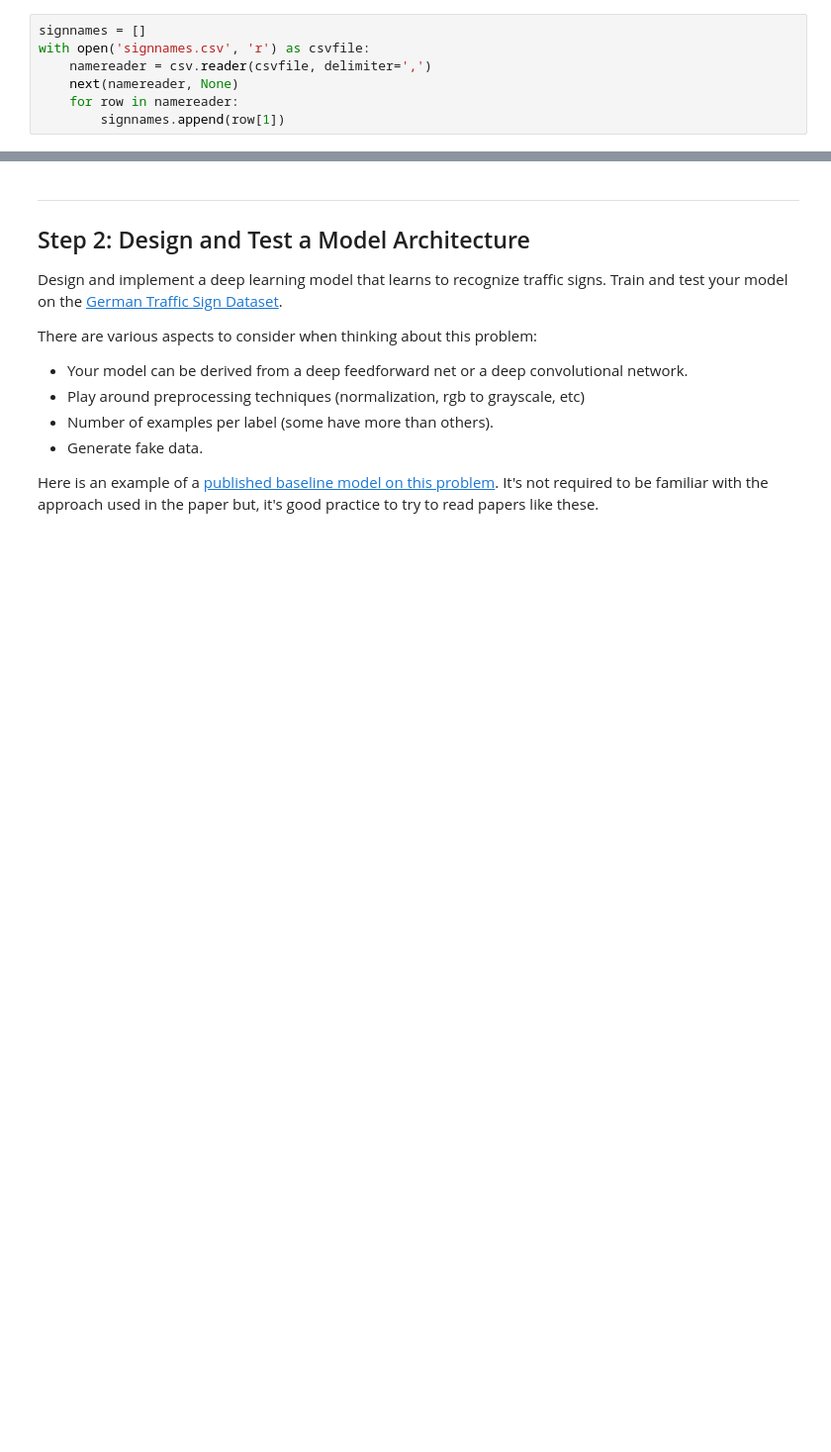
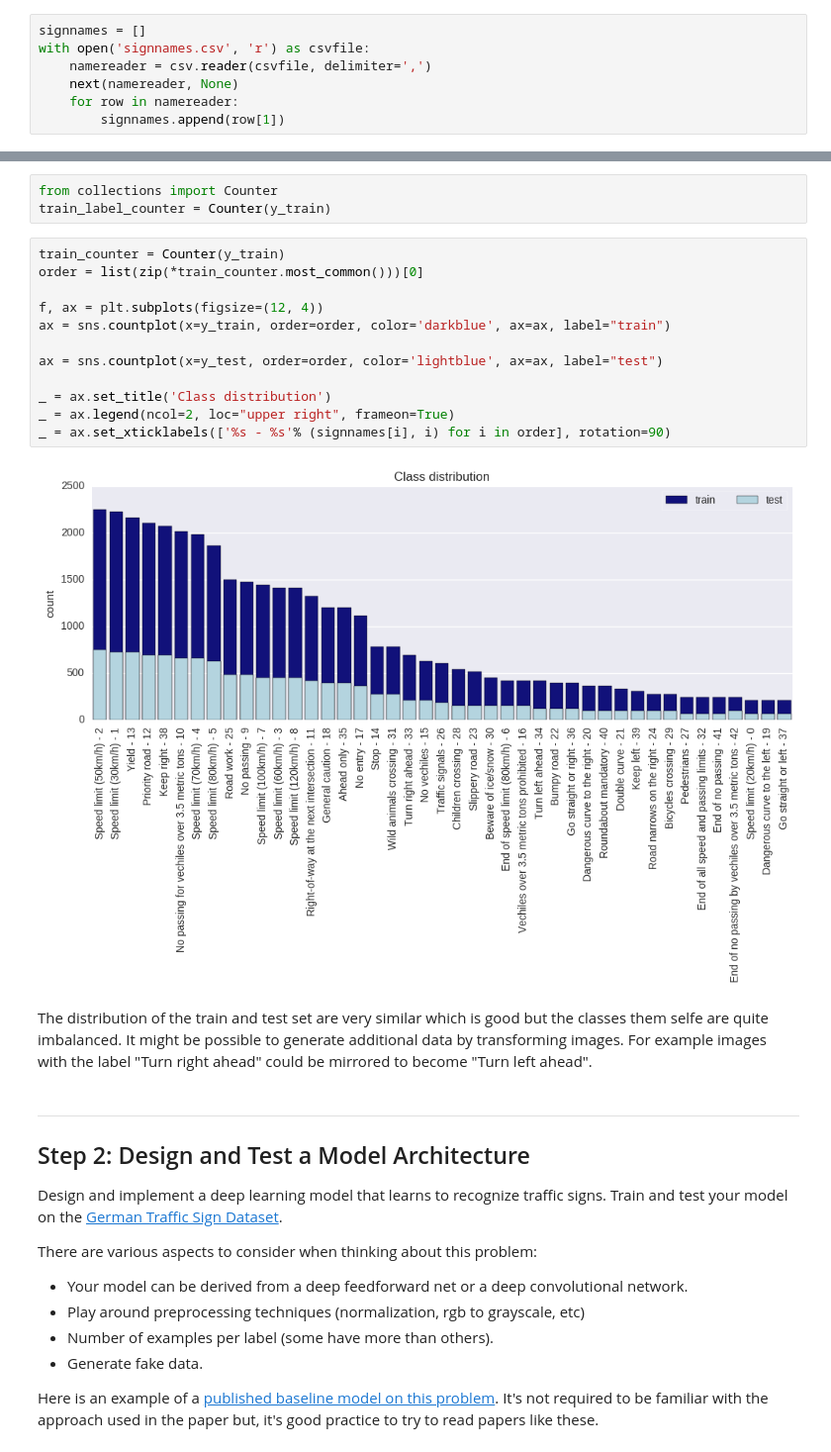
Before and after one commit to pkern90/traffic-signs, a Jupyter notebook: Traffic_Signs_Recognition.ipynb, the cells around one changed output, grey strips where cells are left out. Shown at 99% size. Drawn from its saved outputs; the diff is of its cells as text; blank space fills up the shorter version.

```diff
--- a/Traffic_Signs_Recognition.ipynb
+++ b/Traffic_Signs_Recognition.ipynb
@@ -104,3 +107,22 @@ plot_images(X_test, y_test, rows=2)
+# %%
+from collections import Counter
+train_label_counter = Counter(y_train)
+# %%
+train_counter = Counter(y_train)
+order = list(zip(*train_counter.most_common()))[0]
+
+f, ax = plt.subplots(figsize=(12, 4))
+ax = sns.countplot(x=y_train, order=order, color='darkblue', ax=ax, label="train")
+
+ax = sns.countplot(x=y_test, order=order, color='lightblue', ax=ax, label="test")
+
+_ = ax.set_title('Class distribution')
+_ = ax.legend(ncol=2, loc="upper right", frameon=True)
+_ = ax.set_xticklabels(['%s - %s'% (signnames[i], i) for i in order], rotation=90)
+# %% [output]
+[figure, added]
+# %% [markdown]
+The distribution of the train and test set are very similar which is good but the classes them selfe are quite imbalanced. It might be possible to generate additional data by transforming images. For example images with the label "Turn right ahead" could be mirrored to become "Turn left ahead".
 # %% [markdown]
 ----
 
```
Also changed, not shown: parts of 33 cells of this notebook.
